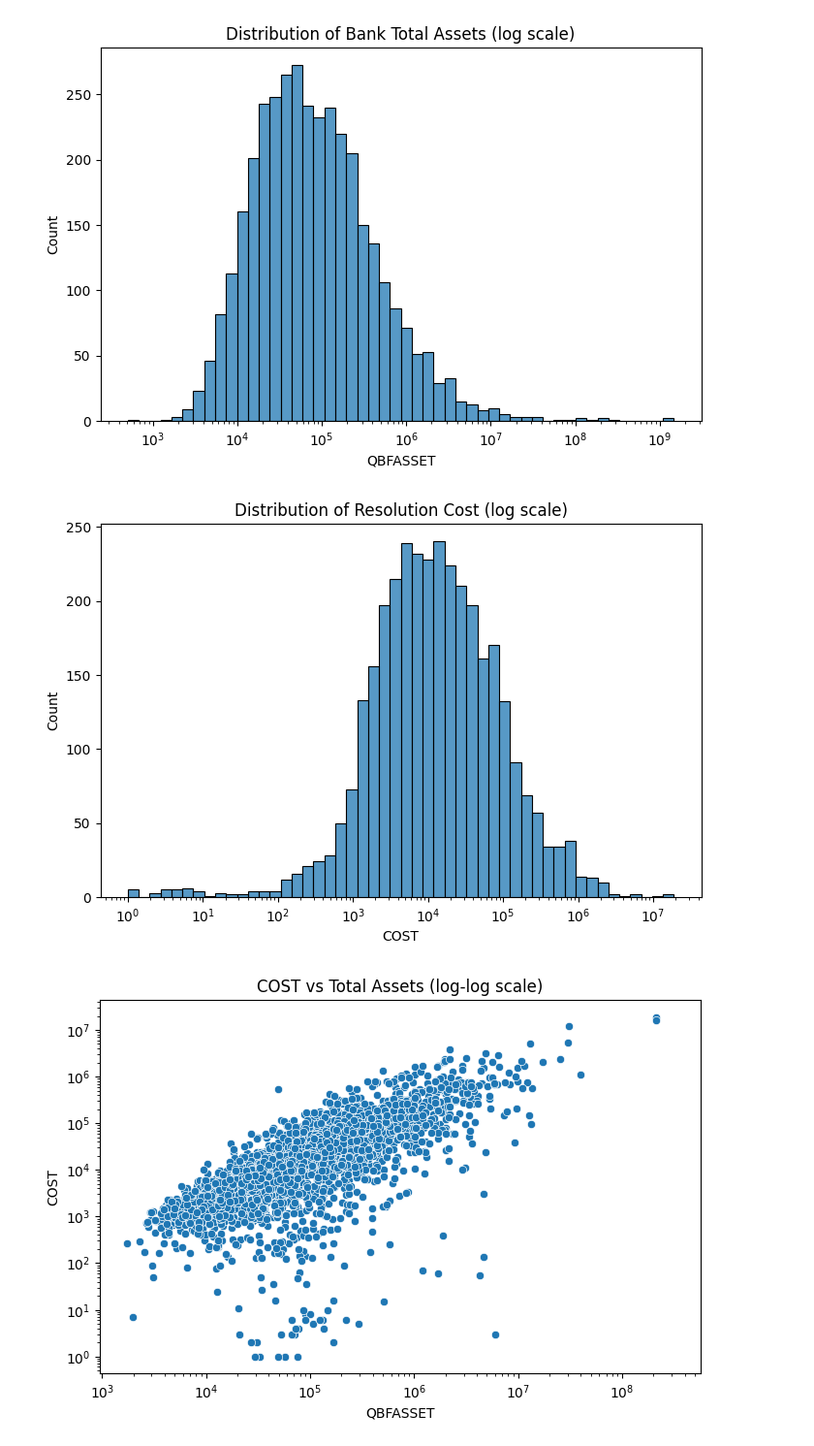
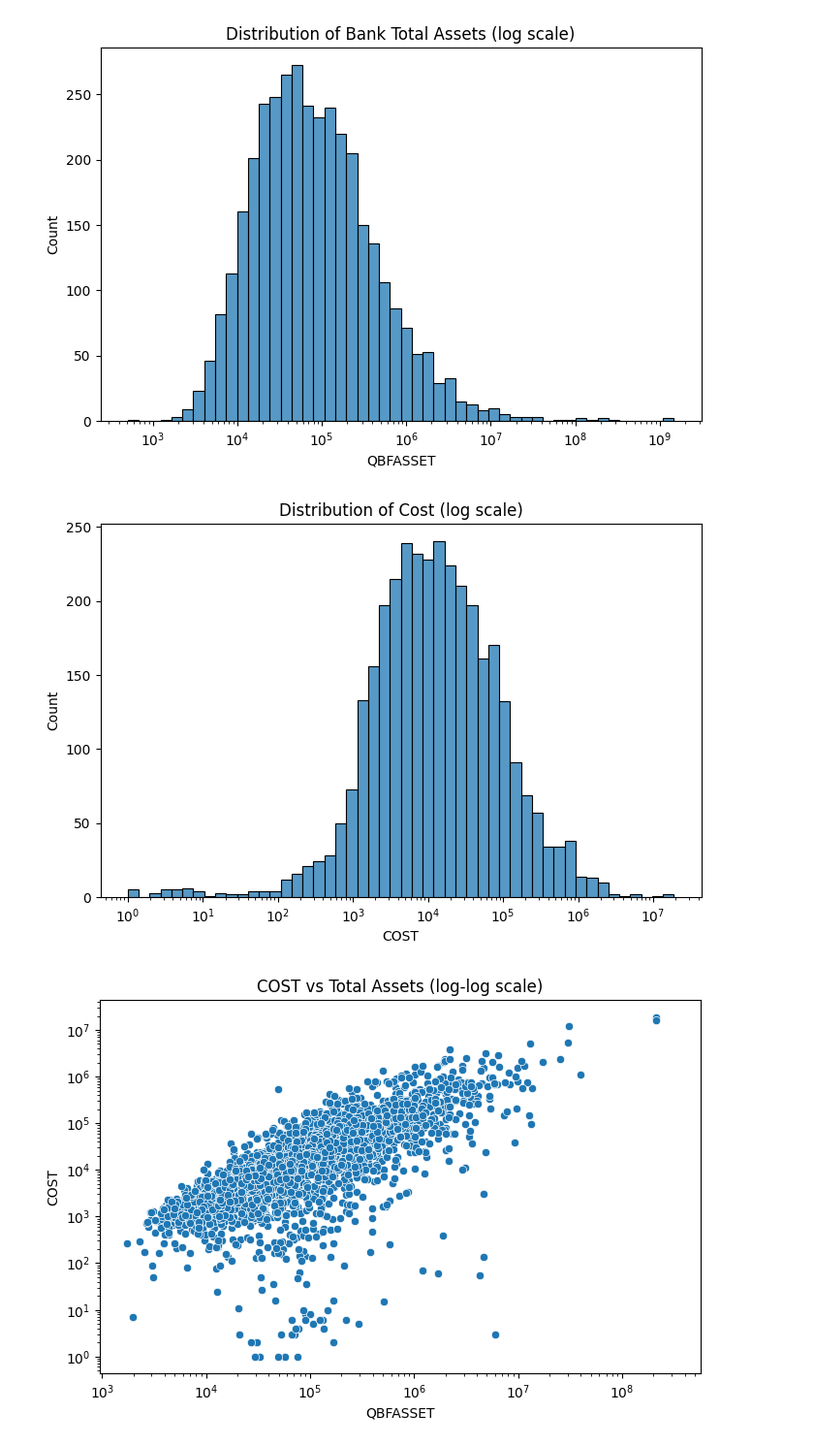
Before and after one commit to Linablh/ML_Project, a Jupyter notebook: test01.ipynb, the cells around one changed output. Shown at 97% size. Drawn from its saved outputs; the diff is of its cells as text; code cells hidden in the pictures.

```diff
--- a/test01.ipynb
+++ b/test01.ipynb
@@ -242,11 +248,11 @@ plt.show()
 # %%
 #Distribution of COST
 plt.figure(figsize=(8,5))
 sns.histplot(df['COST'], bins=50, log_scale=True)
-plt.title("Distribution of Resolution Cost (log scale)")
+plt.title("Distribution of Cost (log scale)")
 plt.show()
 # %% [output]
-[figure, old version]
+[figure, new version]
 # %%
 #Relationship between Total Assets and COST
 plt.figure(figsize=(8,5))
```
Also changed, not shown: parts of 4 cells of this notebook, 6 other files.
